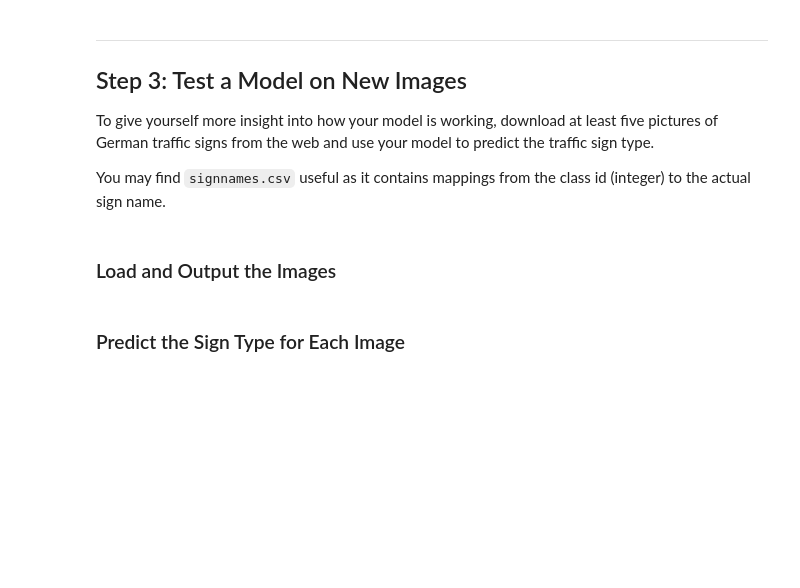
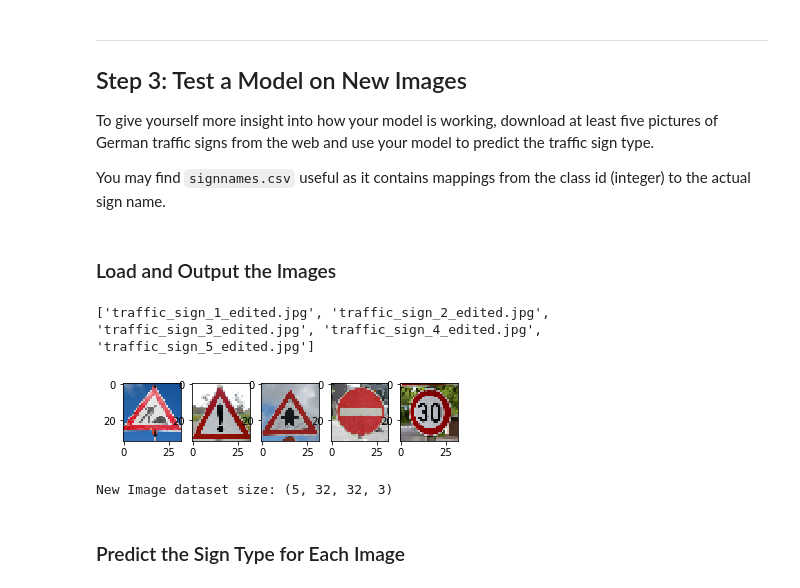
Before and after one commit to esuteau/car_traffic_sign_classifier, a Jupyter notebook: Traffic_Sign_Classifier.ipynb, the cells around one changed output. Cells and saved outputs as stored; diff of their text form; code cells hidden in the pictures; blank space fills up the shorter version.

```diff
--- a/Traffic_Sign_Classifier.ipynb
+++ b/Traffic_Sign_Classifier.ipynb
@@ -469,3 +538,40 @@ You may find `signnames.csv` useful as it contains mappings from the class id (i
+# %%
+### Load the images and plot them here.
+### Feel free to use as many code cells as needed.
+from skimage.color import rgb2gray
+from skimage.data import load
+from skimage.transform import resize
+
+# Load the images and resisze them as 32x32x3 inputs.
+test_images_folder = base_path + '/Visualizations/web_image_set/modified/'
+list_images = sorted(os.listdir(test_images_folder))
+print(list_images)
+
+new_images = np.zeros((len(list_images), 32, 32, 3))
+new_labels = [25, 18, 11, 17, 1] #Defined manually
+
+for n, image in enumerate(list_images):
+    # Load the image
+    image_data = load(test_images_folder + image)
+
+    # Resize Image to 32x32x3
+    image_resized = resize(image_data, (32, 32), mode='reflect')
+
+    # Store image data
+    new_images[n,:,:,:] = image_resized
+
+# Display all images
+for n in range(len(new_images)):
+    plt.subplot(1, len(new_images), n+1)
+    plt.imshow(new_images[n])
+
+plt.show()
+
+print('New Image dataset size: {}'.format(new_images.shape))
+# %% [output]
+['traffic_sign_1_edited.jpg', 'traffic_sign_2_edited.jpg', 'traffic_sign_3_edited.jpg', 'traffic_sign_4_edited.jpg', 'traffic_sign_5_edited.jpg']
+[figure, added]
+New Image dataset size: (5, 32, 32, 3)
 # %% [markdown]
 ### Predict the Sign Type for Each Image
 # %%
```
Also changed, not shown: parts of 20 cells of this notebook.
